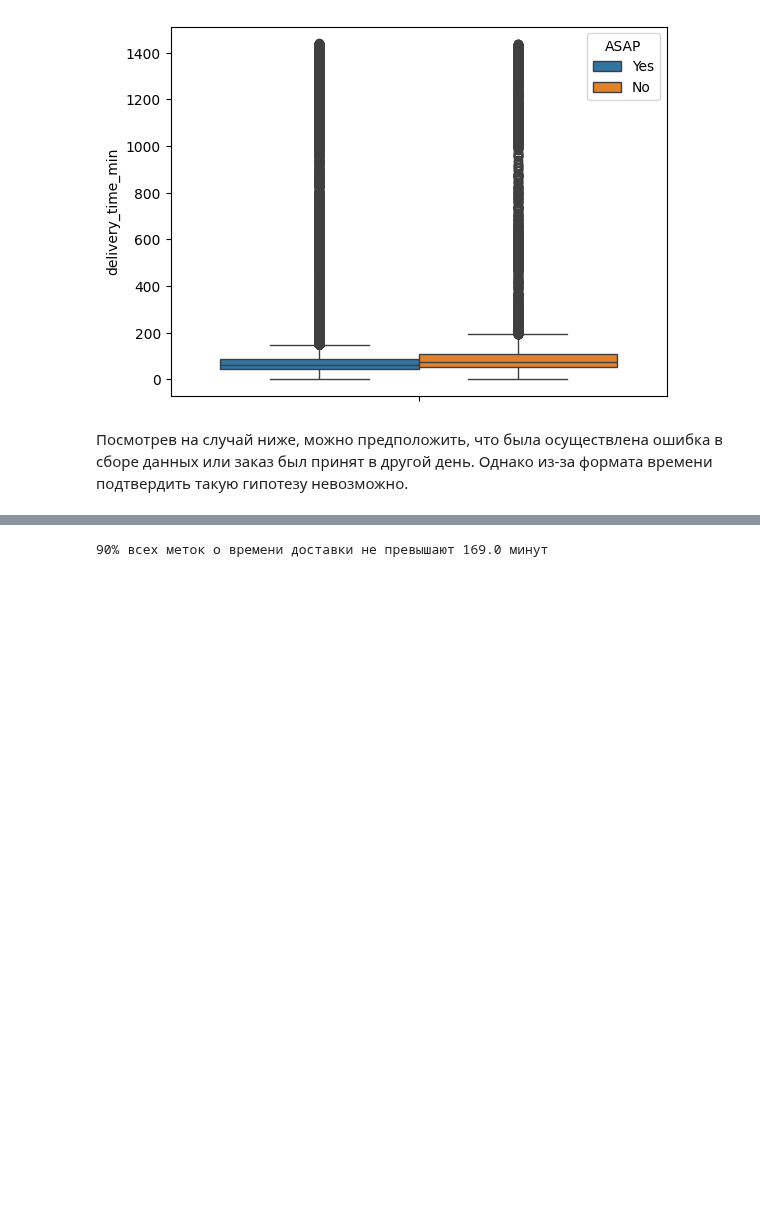
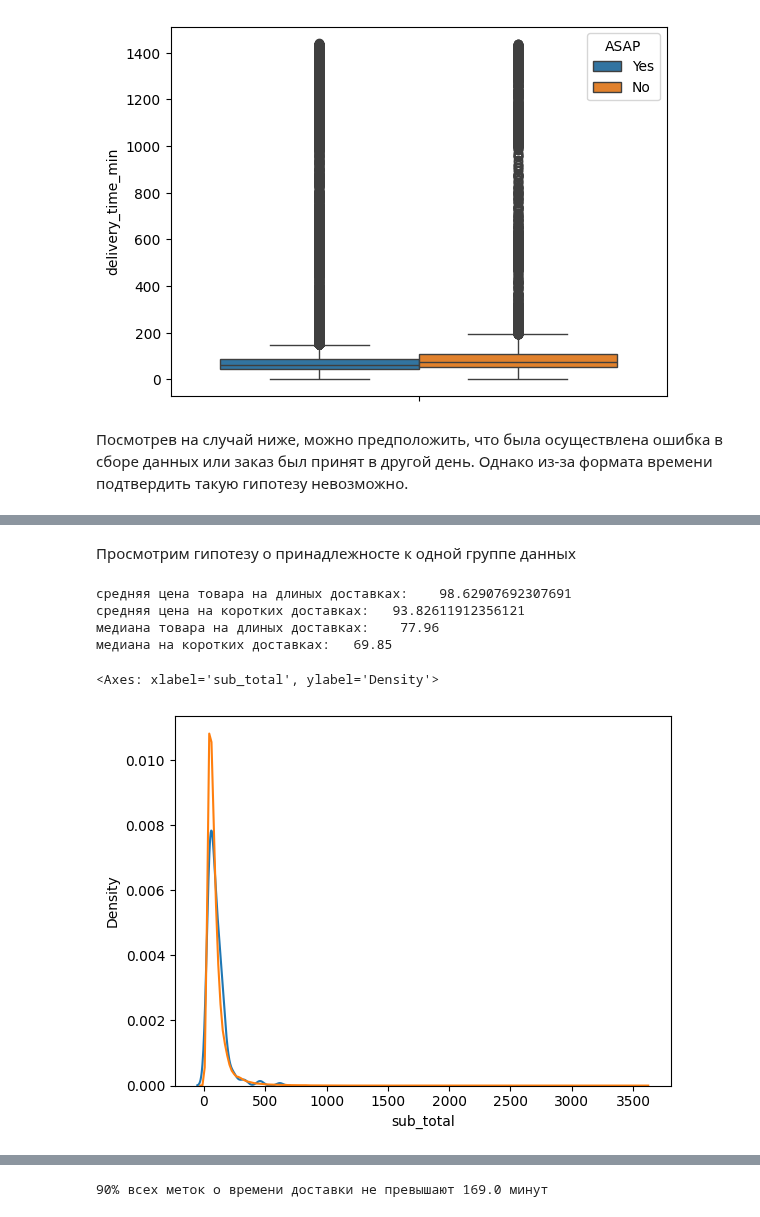
Before and after one commit to PigStep/ML-Delivery-Refund-Research, a Jupyter notebook: notebook/notebook.ipynb, the cells around one changed output, grey strips where cells are left out. Cells and saved outputs as stored; diff of their text form; code cells hidden in the pictures; blank space fills up the shorter version.

```diff
--- a/notebook/notebook.ipynb
+++ b/notebook/notebook.ipynb
@@ -168,3 +171,22 @@ delivery_data[delivery_data.delivery_time_min >1400].head(1)
 # %% [output]
 |  | Date | time_ordered | time_delivered | customer_id | delivery_area | ASAP | sub_total | delivery_fee | ... |
 | 627 | 2020-01-02 | 18:35:14 | 18:24:43 | 1141469 | Union City | No | 86.85 | 3.09 | ... |
+# %% [markdown]
+Просмотрим гипотезу о принадлежносте к одной группе данных
+# %%
+print(f"средняя цена товара на длиных доставках:    {delivery_data[delivery_data.delivery_time_min >1400].sub_total.mean()}")
+print(f"средняя цена на коротких доставках:   {delivery_data[delivery_data.delivery_time_min <1400].sub_total.mean()}")
+
+print(f"медиана товара на длиных доставках:    {delivery_data[delivery_data.delivery_time_min >1400].sub_total.median()}")
+print(f"медиана на коротких доставках:   {delivery_data[delivery_data.delivery_time_min <1400].sub_total.median()}")
+# %% [output]
+средняя цена товара на длиных доставках:    98.62907692307691
+средняя цена на коротких доставках:   93.82611912356121
+медиана товара на длиных доставках:    77.96
+медиана на коротких доставках:   69.85
+# %%
+sns.kdeplot(delivery_data[(delivery_data.delivery_time_min >1400)], x="sub_total")
+sns.kdeplot(delivery_data[(delivery_data.delivery_time_min <1400)], x="sub_total")
+# %% [output]
+<Axes: xlabel='sub_total', ylabel='Density'>
+[figure, added]
```
Also changed, not shown: parts of 8 cells of this notebook.
